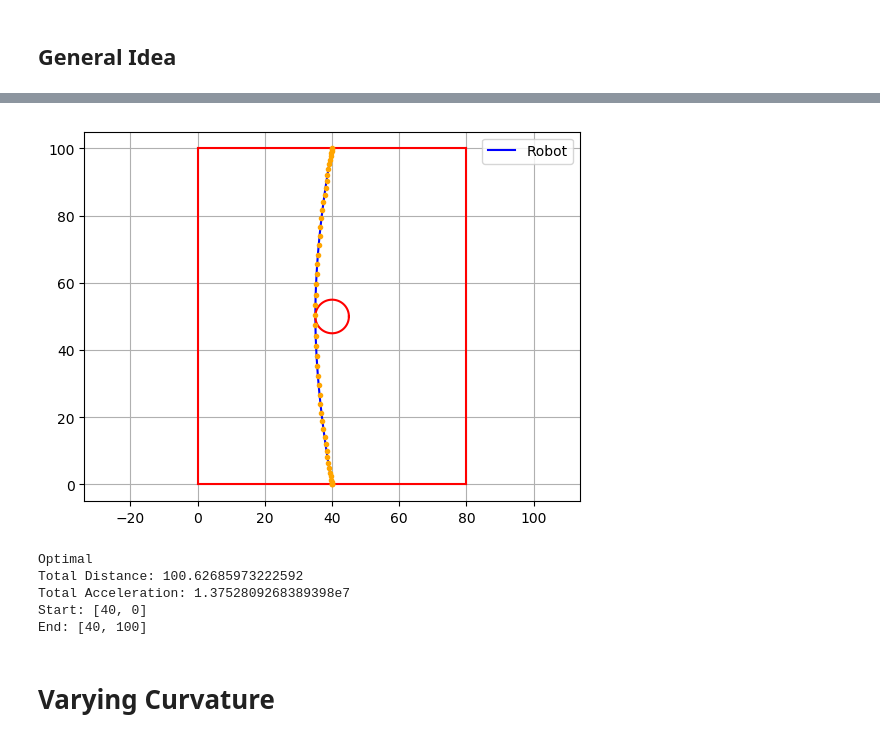
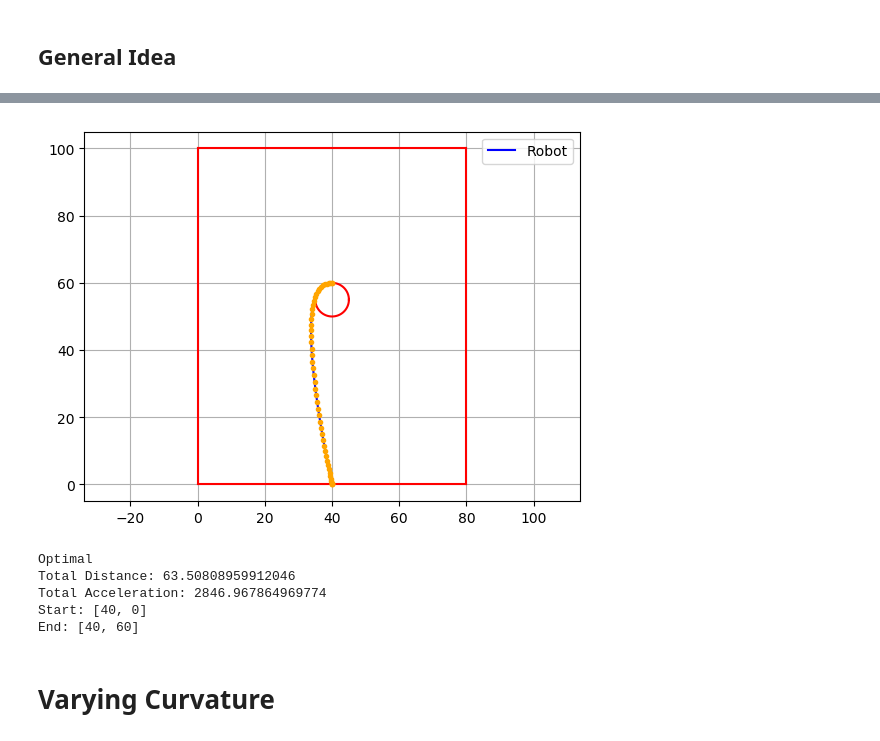
Before and after one commit to apletta/Optimization_PathPlanning, a Jupyter notebook: Master.ipynb, the cells around one changed output, grey strips where cells are left out. Saved outputs shown, nothing was run; the diff lists cells and outputs as text; code cells hidden in the pictures.

```diff
--- a/Master.ipynb
+++ b/Master.ipynb
@@ -10,8 +165,8 @@ m = Model(solver=IpoptSolver(print_level=0))
 
 time = 50
 start = [40, 0]
-finish = [40, 100]
-circles = [ 40 50;]
+finish = [40, 60]
+circles = [ 40 55;]
 
 r = 5
 
@@ -54,11 +209,17 @@ for t in 1:time-1
     d_tot_actual += sqrt( (getvalue(x_A[1,t+1])-getvalue(x_A[1,t]))^2 + (getvalue(x_A[2,t+1])-getvalue(x_A[2,t]))^2)
 end
 
+# Calculate total acceleration used
+u_tot_actual = 0
+for t in 1:time-1
+   u_tot_actual += sqrt( (getvalue(u_A[1,t+1])-getvalue(u_A[1,t]))^2 + (getvalue(u_A[2,t+1])-getvalue(u_A[2,t]))^2)
+end
+
 println("Total Distance: ", d_tot_actual)
 
 # Output
 x_A = getvalue(x_A)
-println("Total Acceleration: ", getobjectivevalue(m))
+println("Total Acceleration: ", u_tot_actual)
 println("Start: ", start)
 println("End: ", finish)
 
@@ -68,39 +229,39 @@ plot(x_A[1, :], x_A[2, :], color="blue", label="Robot")
 # Plot circle
 t = range(0,stop=2pi,length=100)         # parameter that traverses the circle
 plot( circles[1,1] .+ r*cos.(t), circles[1,2] .+ r*sin.(t), color="red")  # plot circle radius r with center (x1, x2)
 
 rightWally = range(0, stop=100, length = 100)
 rightWallx = 0*rightWally
 plot(rightWallx, rightWally, color="r")
 
 leftWallx = 0*rightWally .+ 80
 plot(leftWallx, rightWally, color="r")
 
 bottomx = range(0, stop=80, length=10)
 bottomy = 0*bottomx
 plot(bottomx, bottomy, color="r")
 topy = bottomy .+ 100
 plot(bottomx, topy, color="r")
 
 # Plot time steps
 for t in 1:time
    plot(x_A[1, t], x_A[2, t], ".", color="orange")
 end
 
 
 
 # Formatting
 axis("equal")                            # make x and y scales equal
 grid("on")
 legend()
 ;
 # %% [output]
-[figure, old version]
+[figure, new version]
 Optimal
-Total Distance: 100.62685973222592
-Total Acceleration: 1.3752809268389398e7
+Total Distance: 63.50808959912046
+Total Acceleration: 2846.967864969774
 Start: [40, 0]
-End: [40, 100]
+End: [40, 60]
 # %% [markdown]
 # Varying Curvature
 # %%
```
Also changed, not shown: parts of 10 cells of this notebook, 5 other files.
